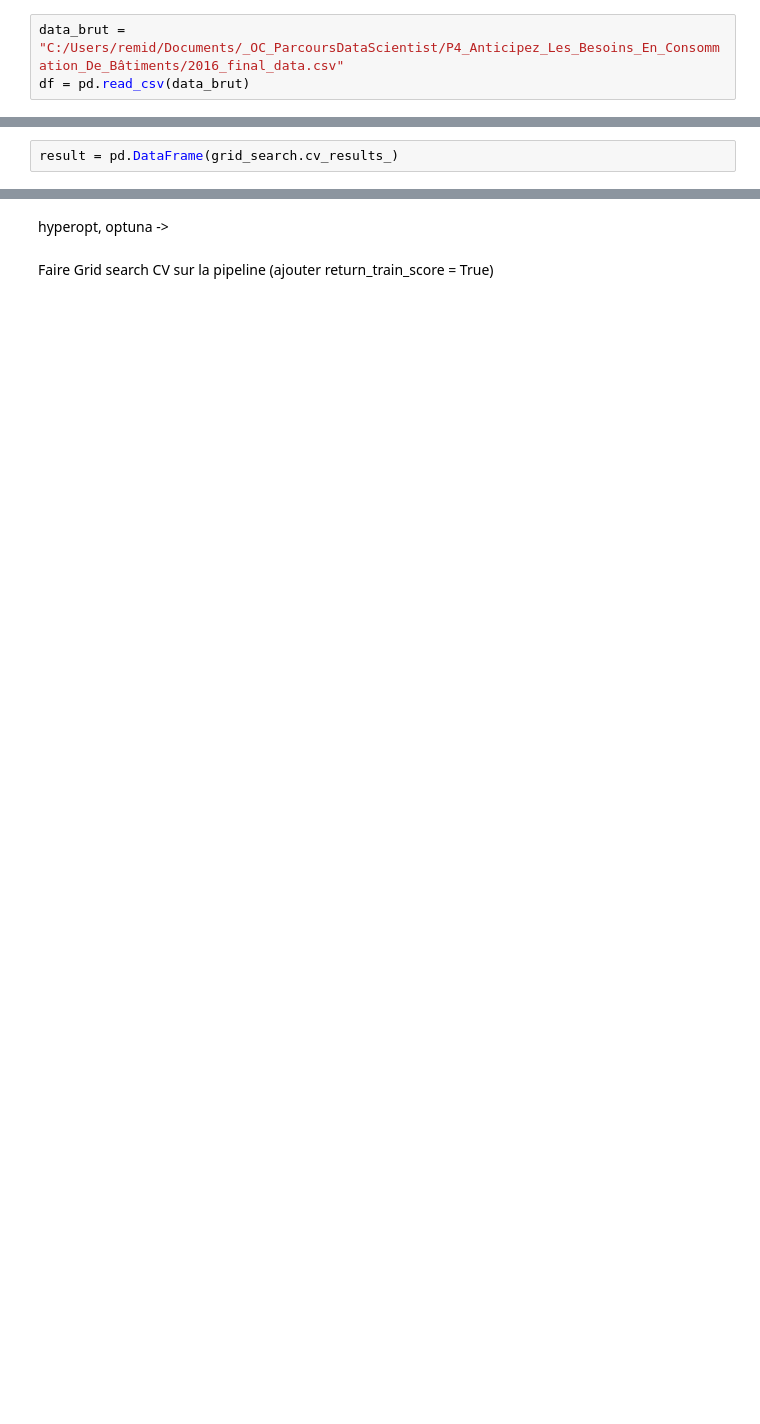
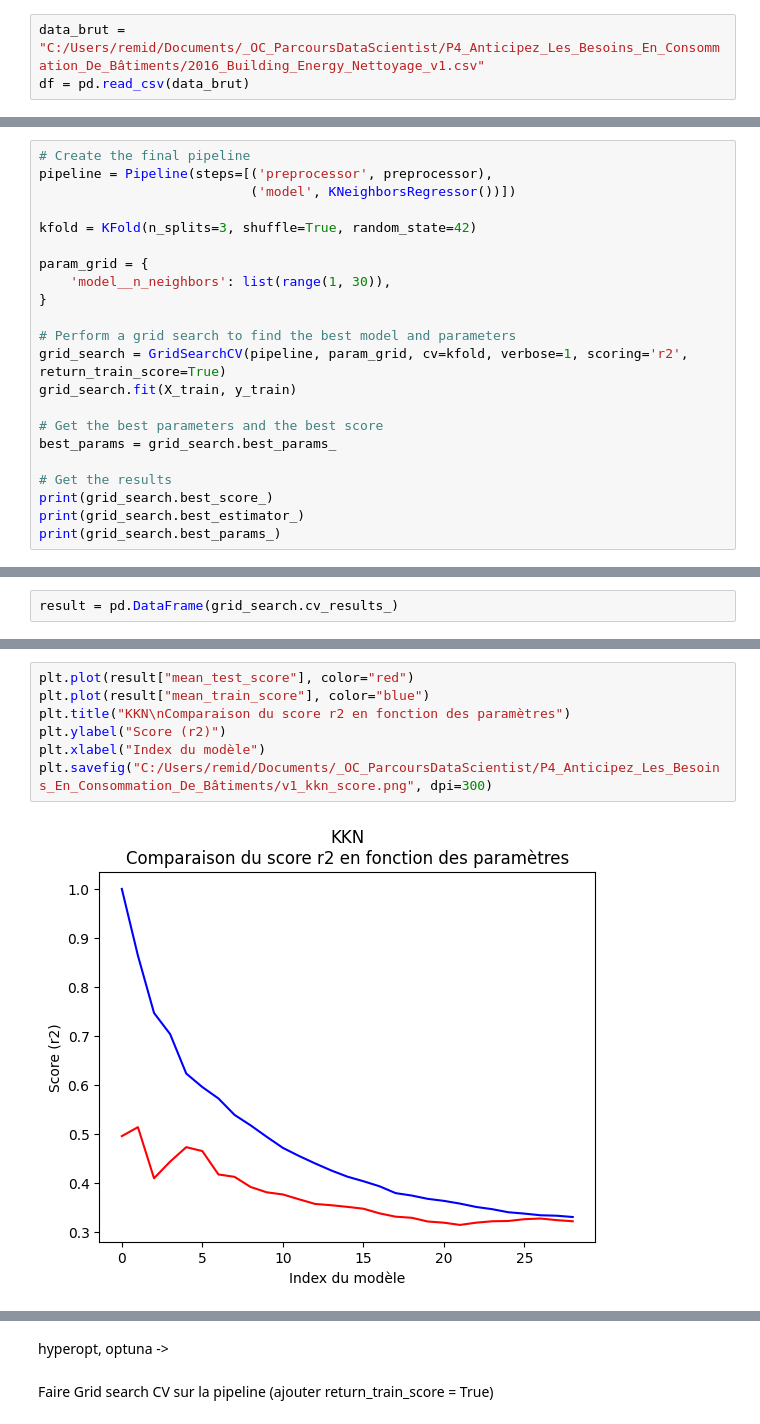
Before and after one commit to RR-DataSciences/P4_Anticipez_Les_Besoins_En_Consommation_De_B-timents, a Jupyter notebook: P4_Prediction.ipynb, the cells around one changed output, grey strips where cells are left out. Drawn from its saved outputs; the diff is of its cells as text; blank space fills up the shorter version.

Commit message:
Feature engineering + Model test (log)

```diff
--- a/P4_Prediction.ipynb
+++ b/P4_Prediction.ipynb
@@ -25,5 +22,5 @@ from scipy.cluster.hierarchy import dendrogram, linkage, fcluster
 # %%
-data_brut = "C:/Users/remid/Documents/_OC_ParcoursDataScientist/P4_Anticipez_Les_Besoins_En_Consommation_De_Bâtiments/2016_final_data.csv"
+data_brut = "C:/Users/remid/Documents/_OC_ParcoursDataScientist/P4_Anticipez_Les_Besoins_En_Consommation_De_Bâtiments/2016_Building_Energy_Nettoyage_v1.csv"
 df = pd.read_csv(data_brut)
 # %%
 df = df.drop(columns="Unnamed: 0")
@@ -119,0 +112,22 @@ best_params = grid_search.best_params_
+# %%
+# Create the final pipeline
+pipeline = Pipeline(steps=[('preprocessor', preprocessor),
+                           ('model', KNeighborsRegressor())])
+
+kfold = KFold(n_splits=3, shuffle=True, random_state=42)
+
+param_grid = {
+    'model__n_neighbors': list(range(1, 30)),
+}
+
+# Perform a grid search to find the best model and parameters
+grid_search = GridSearchCV(pipeline, param_grid, cv=kfold, verbose=1, scoring='r2', return_train_score=True)
+grid_search.fit(X_train, y_train)
+
+# Get the best parameters and the best score
+best_params = grid_search.best_params_
+
+# Get the results
+print(grid_search.best_score_)
+print(grid_search.best_estimator_)
+print(grid_search.best_params_)
@@ -131,0 +178,9 @@ array([0.48340599, 0.73152761, 0.50513384])
+# %%
+plt.plot(result["mean_test_score"], color="red")
+plt.plot(result["mean_train_score"], color="blue")
+plt.title("KKN\nComparaison du score r2 en fonction des paramètres")
+plt.ylabel("Score (r2)")
+plt.xlabel("Index du modèle")
+plt.savefig("C:/Users/remid/Documents/_OC_ParcoursDataScientist/P4_Anticipez_Les_Besoins_En_Consommation_De_Bâtiments/v1_kkn_score.png", dpi=300)
+# %% [output]
+[figure, added]
```
Also changed, not shown: parts of 37 cells of this notebook, 3 other files.
